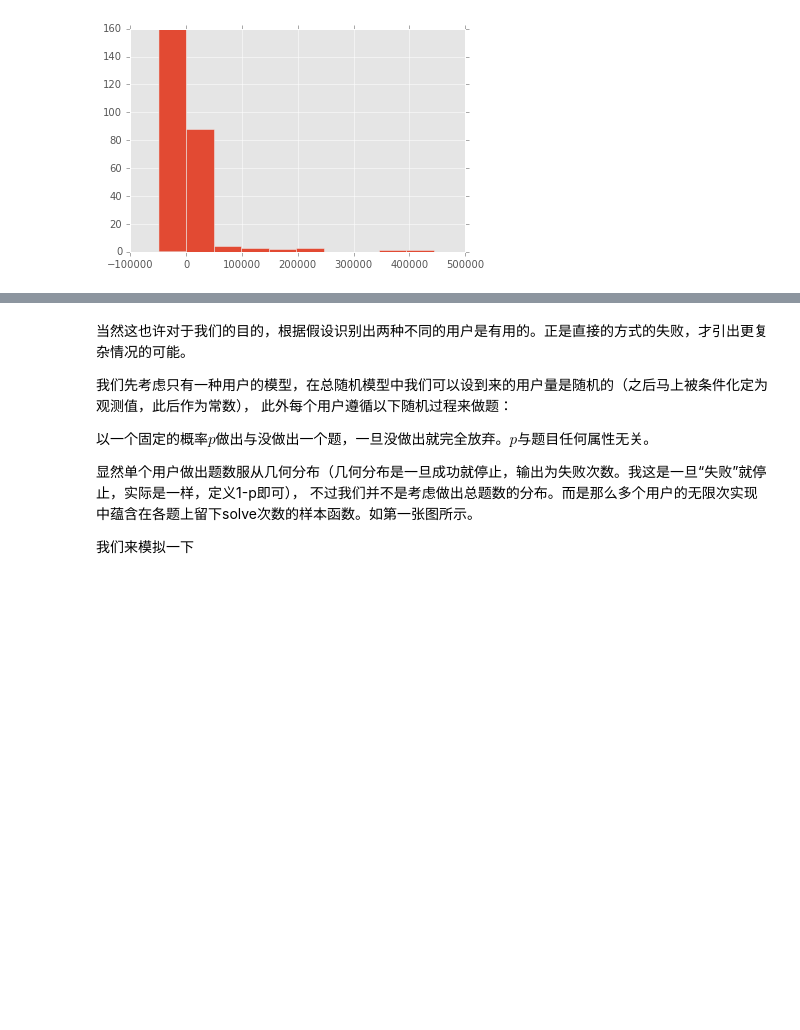
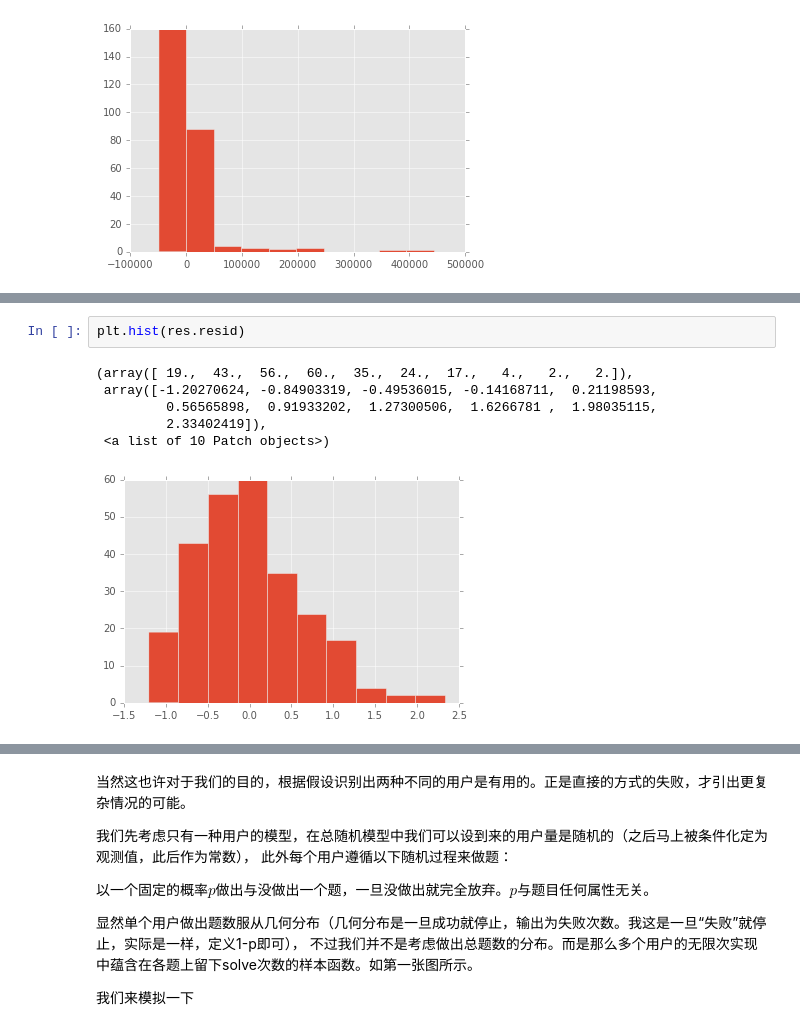
Before and after one commit to yiyuezhuo/euler, a Jupyter notebook: report.ipynb, the cells around one changed output, grey strips where cells are left out. Drawn from its saved outputs; the diff is of its cells as text; blank space fills up the shorter version.

```diff
--- a/report.ipynb
+++ b/report.ipynb
@@ -95,0 +134,9 @@ plt.hist(res.resid)
+# %%
+plt.hist(res.resid)
+# %% [output]
+(array([ 19.,  43.,  56.,  60.,  35.,  24.,  17.,   4.,   2.,   2.]),
+ array([-1.20270624, -0.84903319, -0.49536015, -0.14168711,  0.21198593,
+         0.56565898,  0.91933202,  1.27300506,  1.6266781 ,  1.98035115,
+         2.33402419]),
+ <a list of 10 Patch objects>)
+[figure, added]
```
Also changed, not shown: parts of 28 cells of this notebook, 3 other files.
